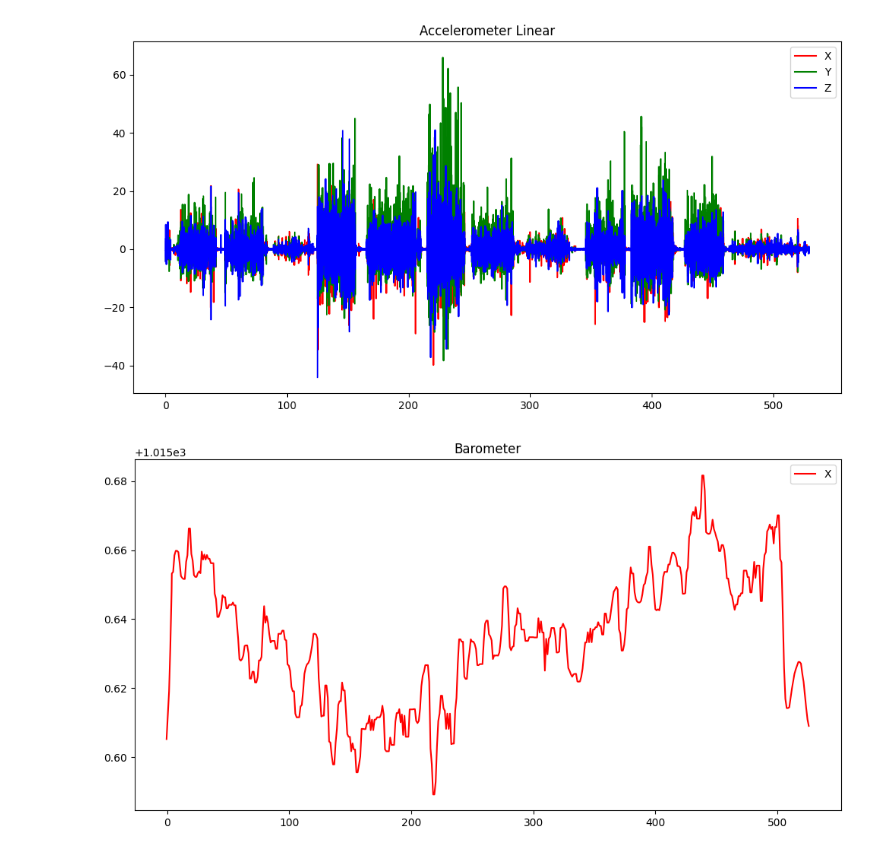
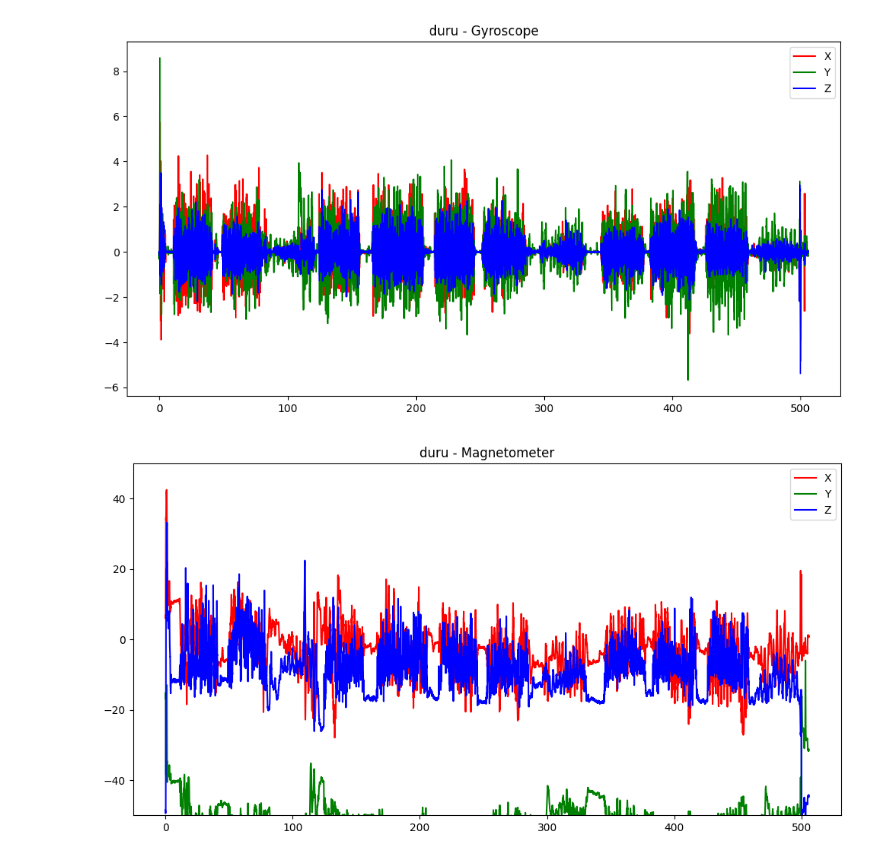
Before and after one commit to ardaergin/ML4QS, a Jupyter notebook: censor_graphs.ipynb, the cells around one changed output. Cells and saved outputs as stored; diff of their text form; code cells hidden in the pictures.

Commit message:
graphs of subjects

```diff
--- a/censor_graphs.ipynb
+++ b/censor_graphs.ipynb
@@ -9,17 +12,17 @@ import matplotlib.pyplot as plt
 # %%
-accelerometer = pd.read_csv('Accelerometer.csv')
-accelerometer_linear = pd.read_csv('Linear Accelerometer.csv')
-barometer = pd.read_csv('Barometer.csv')
-gyroscope = pd.read_csv('Gyroscope.csv')
-location = pd.read_csv('Location.csv')
-magnetometer = pd.read_csv('Magnetometer.csv')
-proximity = pd.read_csv('Proximity.csv')
+# accelerometer = pd.read_csv(f"{DATA_PATH}Accelerometer.csv")
+accelerometer_linear = pd.read_csv(f"{DATA_PATH}Linear Accelerometer.csv")
+# barometer = pd.read_csv(f"{DATA_PATH}Barometer.csv")
+gyroscope = pd.read_csv(f"{DATA_PATH}Gyroscope.csv")
+location = pd.read_csv(f"{DATA_PATH}Location.csv")
+magnetometer = pd.read_csv(f"{DATA_PATH}Magnetometer.csv")
+# proximity = pd.read_csv(f"{PATH}Proximity.csv")
 
-print(accelerometer.shape)
+# print(accelerometer.shape)
 print(accelerometer_linear.shape)
-print(barometer.shape)
+# print(barometer.shape)
 print(gyroscope.shape)
 print(location.shape)
 print(magnetometer.shape)
-print(proximity.shape)
+# print(proximity.shape)
 # %% [output]
@@ -43,19 +43,22 @@ plt.show();
 # %%
 plt.figure(figsize=(12, 6))
-plt.plot(accelerometer_linear['Time (s)'], accelerometer_linear['X (m/s^2)'], color='r', label='X')
-plt.plot(accelerometer_linear['Time (s)'], accelerometer_linear['Y (m/s^2)'], color='g', label='Y')
-plt.plot(accelerometer_linear['Time (s)'], accelerometer_linear['Z (m/s^2)'], color='b', label='Z')
-plt.title('Accelerometer Linear')
+plt.plot(gyroscope['Time (s)'], gyroscope['X (rad/s)'], color='r', label='X')
+plt.plot(gyroscope['Time (s)'], gyroscope['Y (rad/s)'], color='g', label='Y')
+plt.plot(gyroscope['Time (s)'], gyroscope['Z (rad/s)'], color='b', label='Z')
+plt.title(f"{SUBJECT} - Gyroscope")
 plt.legend(loc='upper right')
 plt.show();
 # %% [output]
-[figure, old version]
+[figure, new version]
 # %%
 plt.figure(figsize=(12, 6))
-plt.plot(barometer['Time (s)'], barometer['X (hPa)'], color='r', label='X')
-plt.title('Barometer')
+plt.plot(magnetometer['Time (s)'], magnetometer['X (µT)'], color='r', label='X')
+plt.plot(magnetometer['Time (s)'], magnetometer['Y (µT)'], color='g', label='Y')
+plt.plot(magnetometer['Time (s)'], magnetometer['Z (µT)'], color='b', label='Z')
+plt.title(f"{SUBJECT} - Magnetometer")
 plt.legend(loc='upper right')
+plt.ylim([-50, 50])
 plt.show();
 # %% [output]
-[figure, old version]
+[figure, new version]
 # %%
```
Also changed, not shown: parts of 7 cells of this notebook.
